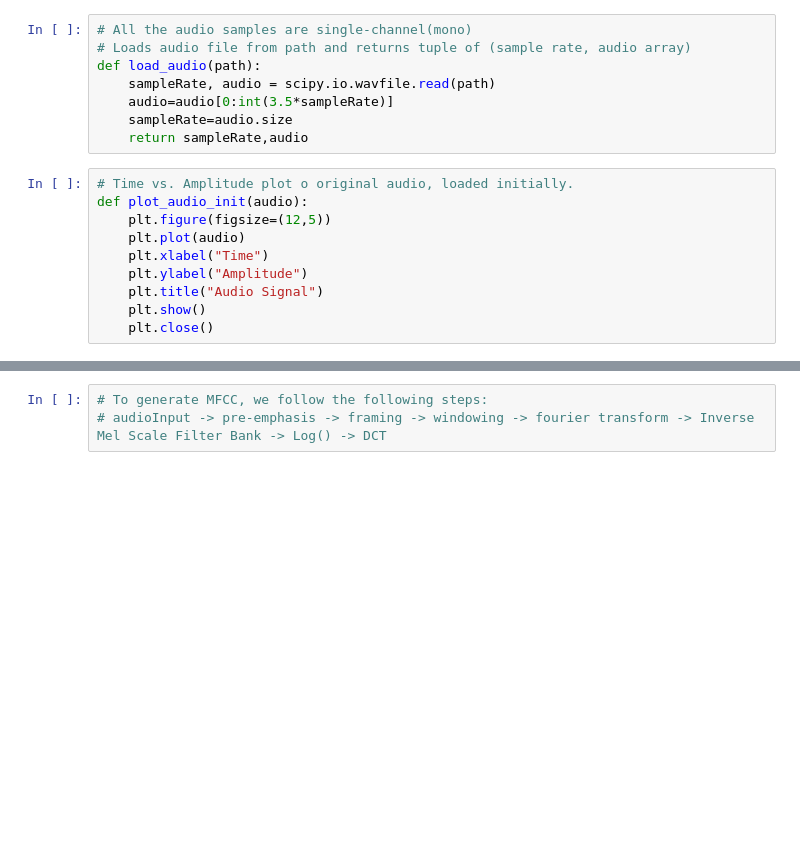
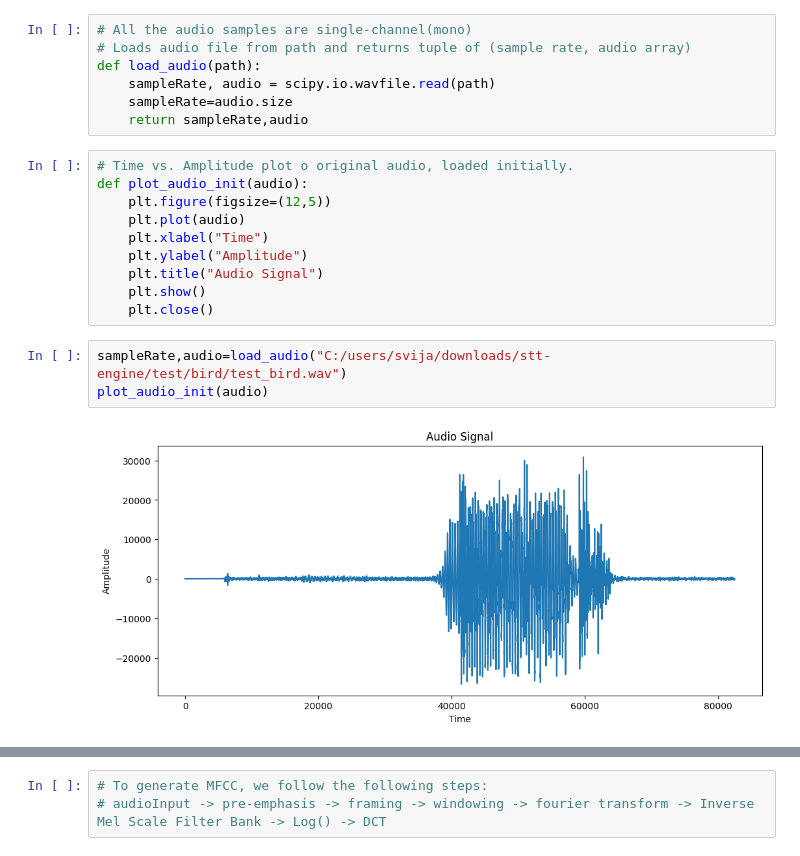
Before and after one commit to svijayvrat/Py-STT-Engine, a Jupyter notebook: stt-engine.ipynb, the cells around one changed output, grey strips where cells are left out. Drawn from its saved outputs; the diff is of its cells as text; blank space fills up the shorter version.

```diff
--- a/stt-engine.ipynb
+++ b/stt-engine.ipynb
@@ -17,7 +19,6 @@ from tensorflow.keras.utils import image_dataset_from_directory
 # Loads audio file from path and returns tuple of (sample rate, audio array)
 def load_audio(path):
     sampleRate, audio = scipy.io.wavfile.read(path)
-    audio=audio[0:int(3.5*sampleRate)]
     sampleRate=audio.size
     return sampleRate,audio
 # %%
@@ -30,3 +31,8 @@ def plot_audio_init(audio):
     plt.title("Audio Signal")
     plt.show()
     plt.close()
+# %%
+sampleRate,audio=load_audio("C:/users/svija/downloads/stt-engine/test/bird/test_bird.wav")
+plot_audio_init(audio)
+# %% [output]
+[figure, added]
```
Also changed, not shown: parts of 30 cells of this notebook.
